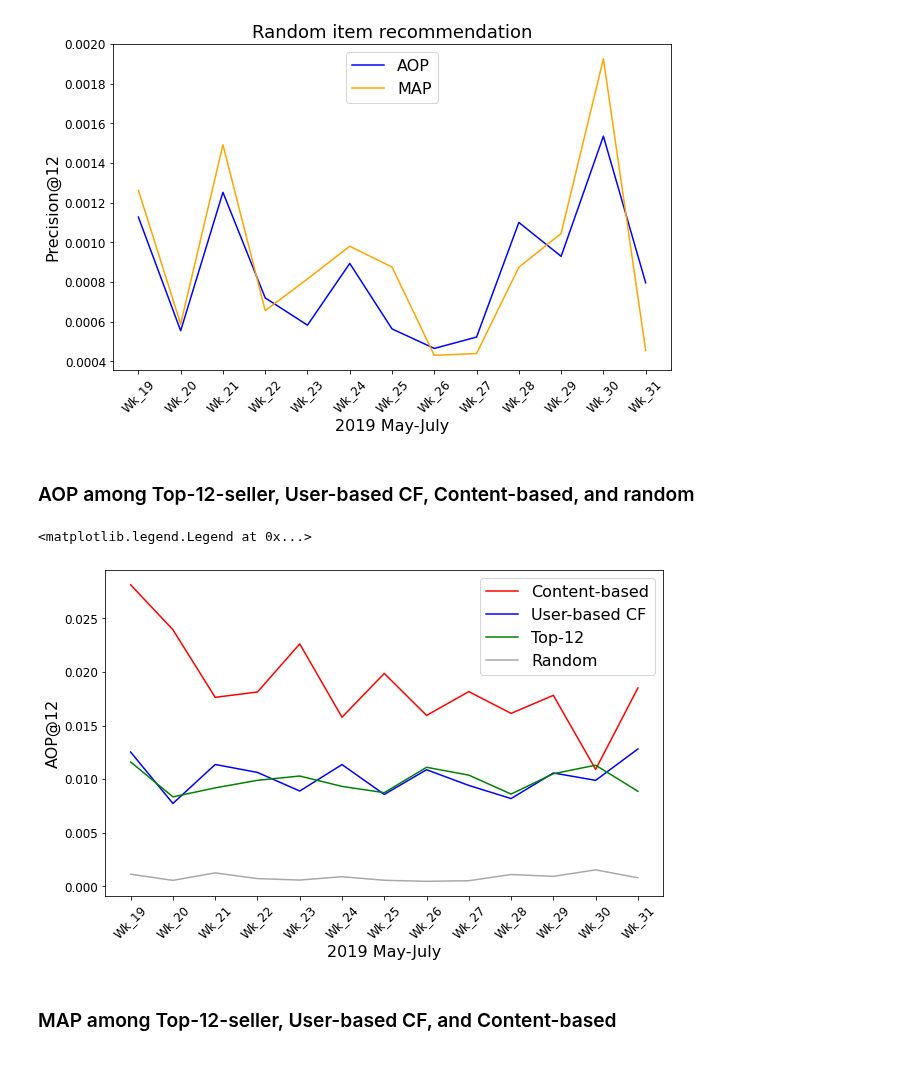
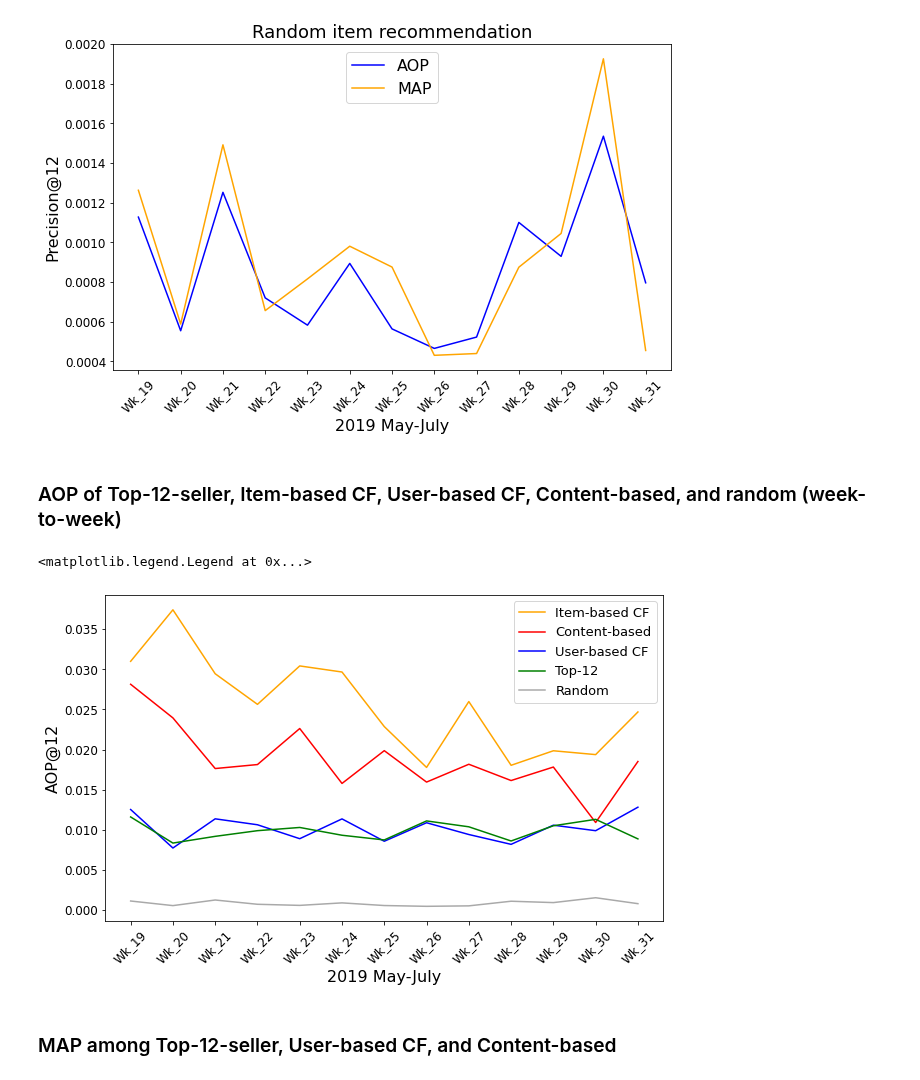
Before and after one commit to alexkychen/HMproduct, a Jupyter notebook: notebook/6.Stats_summary_2019_Summer_Menswear.ipynb, the cells around one changed output. Saved outputs shown, nothing was run; the diff lists cells and outputs as text; code cells hidden in the pictures.

```diff
--- a/notebook/6.Stats_summary_2019_Summer_Menswear.ipynb
+++ b/notebook/6.Stats_summary_2019_Summer_Menswear.ipynb
@@ -9,6 +9,7 @@ import matplotlib.pyplot as plt
 topSell_df = pd.read_csv("../data/MenswearResults/topSell_allTestUsers.csv").iloc[:,1:]
 userCF_df = pd.read_csv("../data/MenswearResults/user_based_cf.csv").iloc[:,1:]
 userCF_topSell_df = pd.read_csv("../data/MenswearResults/userCF_plus_topSell.csv").iloc[:,1:]
+itemCF_df = pd.read_csv("../data/MenswearResults/item_based_cf.csv").iloc[:,1:]
 CB_df = pd.read_csv("../data/MenswearResults/content-based.csv").iloc[:,1:]
 random_df = pd.read_csv("../data/MenswearResults/random_recommend.csv").iloc[:,1:]
 # %%
@@ -78,21 +79,23 @@ plt.title("Random item recommendation", fontsize=18)
 Text(0.5, 1.0, 'Random item recommendation')
 [figure]
 # %% [markdown]
-### AOP among Top-12-seller, User-based CF, Content-based, and random
+### AOP of Top-12-seller, Item-based CF, User-based CF, Content-based, and random (week-to-week)
 # %%
+#restuls from week-to-week training and testing
 plt.figure(figsize=(10,6))
+plt.plot(itemCF_df.timeline, itemCF_df.AOP, color= 'orange')
 plt.plot(CB_df.timeline, CB_df.AOP, color= 'red')
 plt.plot(userCF_df.timeline, userCF_df.AOP, color= 'blue')
 plt.plot(topSell_df.timeline, topSell_df.AOP, color= 'green')
 plt.plot(random_df.timeline, random_df.AOP, color= 'darkgray')
 plt.xticks(rotation='45',fontsize=12)
 plt.yticks(fontsize=12)
 plt.xlabel('2019 May-July', fontsize=16)
 plt.ylabel('AOP@12', fontsize=16)
-plt.legend(['Content-based','User-based CF','Top-12','Random'], fontsize=16, loc=1)
+plt.legend(['Item-based CF','Content-based','User-based CF','Top-12','Random'], fontsize=13, loc=1)
 # %% [output]
 <matplotlib.legend.Legend at 0x...>
-[figure, old version]
+[figure, new version]
 # %% [markdown]
 ### MAP among Top-12-seller, User-based CF, and Content-based
 # %%
```
Also changed, not shown: parts of 4 cells of this notebook, 7 other files.
